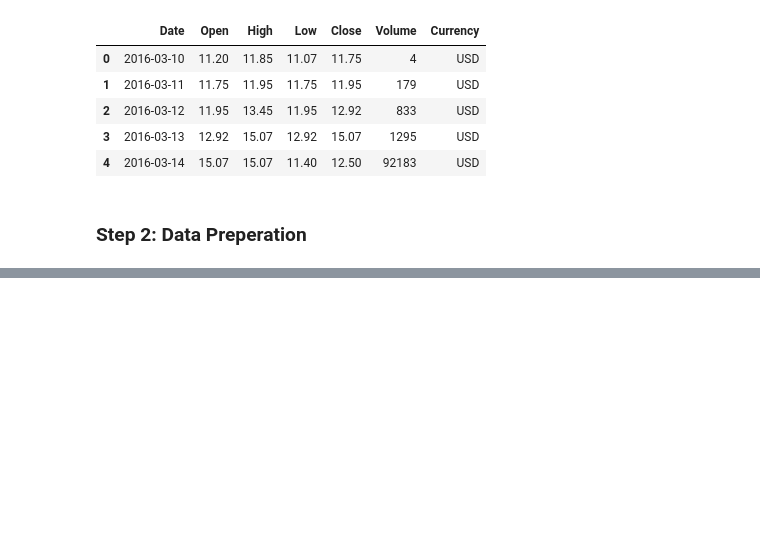
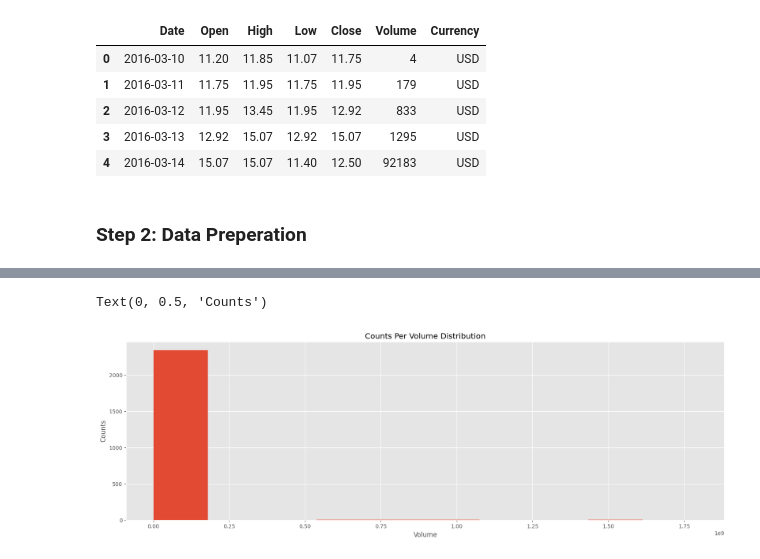
Before and after one commit to kaan4dev/cryptoAnalysis, a Jupyter notebook: coins.ipynb, the cells around one changed output, grey strips where cells are left out. Drawn from its saved outputs; the diff is of its cells as text; code cells hidden in the pictures; blank space fills up the shorter version.

```diff
--- a/coins.ipynb
+++ b/coins.ipynb
@@ -55,0 +135,9 @@ df.head()
+# %%
+ax = df['Volume']\
+.plot(kind='hist', title = 'Counts Per Volume Distribution', figsize=(20,6))
+
+ax.set_xlabel('Volume')
+ax.set_ylabel('Counts')
+# %% [output]
+Text(0, 0.5, 'Counts')
+[figure, added]
```
Also changed, not shown: parts of 15 cells of this notebook, 8 other files.
